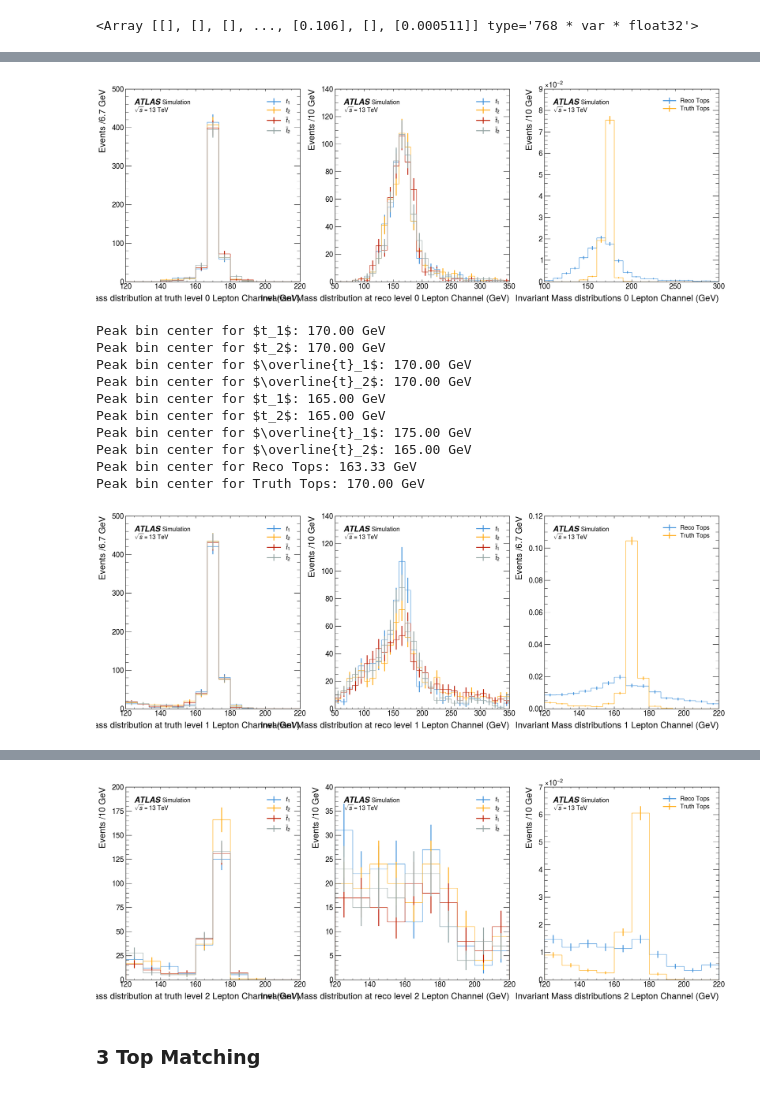
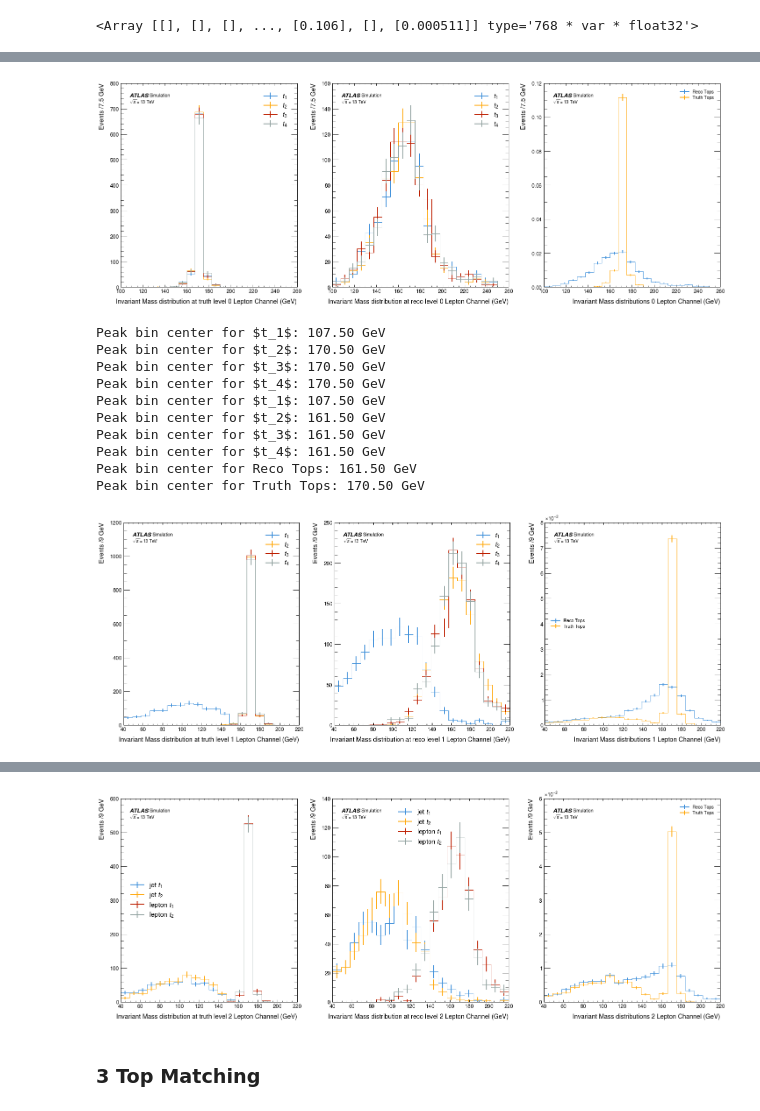
Before and after one commit to archiebrooks02/MPHYS-4Top, a Jupyter notebook: matching_bigdata.ipynb, the cells around one changed output, grey strips where cells are left out. Cells and saved outputs as stored; diff of their text form; code cells hidden in the pictures.

Commit message:
completed dr matching for 4t

```diff
--- a/matching_bigdata.ipynb
+++ b/matching_bigdata.ipynb
@@ -507,0 +1077,9 @@ len(fully_matched_4t_0L)
+# %%
+matched_events_4t_1L = truth_matching(truth_4t_1L, truth_id_4t_1L, reco_4t_jets_1L, reco_4t_leptons_1L)
+
+matched_4t_1L = ak.zip({'reco': matched_events_4t_1L['reco'], 'truth': matched_events_4t_1L['truth']})
+
+fm_truth_tops_4t_1L, fm_reco_tops_4t_1L = top_identifier(matched_4t_1L, '4t', 'fm', '1L')
+tm_truth_tops_4t_1L, tm_reco_tops_4t_1L = top_identifier(matched_4t_1L, '4t', 'tm', '1L')
+dm_truth_tops_4t_1L, dm_reco_tops_4t_1L = top_identifier(matched_4t_1L, '4t', 'dm', '1L')
+sm_truth_tops_4t_1L, sm_reco_tops_4t_1L = top_identifier(matched_4t_1L, '4t', 'sm', '1L', at_least=True)
@@ -668,0 +1182,15 @@ len(fully_matched_4t_2L)
+# %%
+matched_events_4t_2L, no_dupes_bool = truth_matching(truth_4t_2L, truth_id_4t_2L, reco_4t_jets_2L, reco_4t_leptons_2L)
+
+no_dupes_events_4t_2L = events_4t_truth_2L[no_dupes_bool]
+lepton_indices_2L = ak.sort(ak.argsort(abs(no_dupes_events_4t_2L['W_decay_id']), axis = 1, ascending=False)[:,:2], axis=1)
+
+matched_4t_2L = ak.zip({'reco': matched_events_4t_2L['reco'], 'truth': matched_events_4t_2L['truth']})
+
+fm_truth_tops_4t_2L, fm_reco_tops_4t_2L = top_identifier(matched_4t_2L, '4t', 'fm', '2L', lepton_indices=lepton_indices_2L)
+tm_truth_tops_4t_2L, tm_reco_tops_4t_2L = top_identifier(matched_4t_2L, '4t', 'tm', '2L', lepton_indices=lepton_indices_2L)
+dm_truth_tops_4t_2L, dm_reco_tops_4t_2L = top_identifier(matched_4t_2L, '4t', 'dm', '2L', lepton_indices=lepton_indices_2L)
+sm_truth_tops_4t_2L, sm_reco_tops_4t_2L = top_identifier(matched_4t_2L, '4t', 'sm', '2L', lepton_indices=lepton_indices_2L, at_least=True)
+
+reco_tops_4t_2L = ak.concatenate((fm_reco_tops_4t_2L[:,0], fm_reco_tops_4t_2L[:,1], fm_reco_tops_4t_2L[:,2], fm_reco_tops_4t_2L[:,3]))
+truth_tops_4t_2L = ak.concatenate((fm_truth_tops_4t_2L[:,0], fm_truth_tops_4t_2L[:,1], fm_truth_tops_4t_2L[:,2], fm_truth_tops_4t_2L[:,3]))
@@ -669,38 +1265,38 @@ len(fully_matched_4t_2L)
 # %%
 fig, ax = plt.subplots(nrows = 1, ncols = 3, figsize = (24,8))
-histogram([t1_0L.m, t2_0L.m, t3_0L.m, t4_0L.m], 15, [r'$t_1$', r'$t_2$', r'$\overline{t}_1$', r'$\overline{t}_2$'], ax[0], density = False, x_units='GeV', set_range=(120,220), print_peak=True)
+histogram([fm_truth_tops_4t_0L[:,0].m, fm_truth_tops_4t_0L[:,1].m, fm_truth_tops_4t_0L[:,2].m, fm_truth_tops_4t_0L[:,3].m], 20, [r'$t_1$', r'$t_2$', r'$t_3$', r'$t_4$'], ax[0], density = False, x_units='GeV', set_range=(100,250), print_peak=True)
 ax[0].set_xlabel(r'Invariant Mass distribution at truth level 0 Lepton Channel (GeV)')
 ax[0].legend(fontsize=15)
-histogram([top_1_4t_0L.m, top_2_4t_0L.m, antitop_1_4t_0L.m, antitop_2_4t_0L.m], 30, [r'$t_1$',r'$t_2$',r'$\overline{t}_1$',r'$\overline{t}_2$'], ax[1], density = False, x_units='GeV', print_peak=True, set_range=(50,350))
+histogram([fm_reco_tops_4t_0L[:,0].m, fm_reco_tops_4t_0L[:,1].m, fm_reco_tops_4t_0L[:,2].m, fm_reco_tops_4t_0L[:,3].m], 20, [r'$t_1$', r'$t_2$', r'$t_3$', r'$t_4$'], ax[1], density = False, x_units='GeV', set_range=(100,250), print_peak=True)
 ax[1].set_xlabel(r'Invariant Mass distribution at reco level 0 Lepton Channel (GeV)')
 ax[1].legend(fontsize=15)
-histogram([reco_tops_4t_0L.m,truth_tops_4t_0L.m], 20, ['Reco Tops', 'Truth Tops'], ax[2], density = True, x_units='GeV', print_peak=True, set_range=(100,300))
+histogram([reco_tops_4t_0L.m,truth_tops_4t_0L.m], 20, ['Reco Tops', 'Truth Tops'], ax[2], density = True, x_units='GeV', print_peak=True, set_range=(100,250))
 ax[2].set_xlabel(r'Invariant Mass distributions 0 Lepton Channel (GeV)')
 
 plt.subplots_adjust(hspace=0.25)
 plt.show()
 
 fig, ax = plt.subplots(nrows = 1, ncols = 3, figsize = (24,8))
-histogram([t1_1L.m, t2_1L.m, t3_1L.m, t4_1L.m], 15, [r'$t_1$', r'$t_2$', r'$\overline{t}_1$', r'$\overline{t}_2$'], ax[0], density = False, x_units='GeV', set_range=(120,220), print_peak=True)
+histogram([fm_truth_tops_4t_1L[:,0].m, fm_truth_tops_4t_1L[:,1].m, fm_truth_tops_4t_1L[:,2].m, fm_truth_tops_4t_1L[:,3].m], 20, [r'$t_1$', r'$t_2$', r'$t_3$', r'$t_4$'], ax[0], density = False, x_units='GeV', set_range=(40,220), print_peak=True)
 ax[0].set_xlabel(r'Invariant Mass distribution at truth level 1 Lepton Channel (GeV)')
 ax[0].legend(fontsize=15)
-histogram([top_1_4t_1L.m, top_2_4t_1L.m, antitop_1_4t_1L.m, antitop_2_4t_1L.m], 30, [r'$t_1$',r'$t_2$',r'$\overline{t}_1$',r'$\overline{t}_2$'], ax[1], density = False, x_units='GeV', print_peak=True, set_range=(50,350))
+histogram([fm_reco_tops_4t_1L[:,0].m, fm_reco_tops_4t_1L[:,1].m, fm_reco_tops_4t_1L[:,2].m, fm_reco_tops_4t_1L[:,3].m], 20, [r'$t_1$', r'$t_2$', r'$t_3$', r'$t_4$'], ax[1], density = False, x_units='GeV', set_range=(40,220), print_peak=True)
 ax[1].set_xlabel(r'Invariant Mass distribution at reco level 1 Lepton Channel (GeV)')
 ax[1].legend(fontsize=15)
-histogram([reco_tops_4t_1L.m,truth_tops_4t_1L.m], 15, ['Reco Tops', 'Truth Tops'], ax[2], density = True, x_units='GeV', print_peak=True, set_range=(120,220))
+histogram([reco_tops_4t_1L.m,truth_tops_4t_1L.m], 20, ['Reco Tops', 'Truth Tops'], ax[2], density = True, x_units='GeV', print_peak=True, set_range=(40,220))
 ax[2].set_xlabel(r'Invariant Mass distributions 1 Lepton Channel (GeV)')
 
 plt.subplots_adjust(hspace=0.25)
 plt.show()
 
 fig, ax = plt.subplots(nrows = 1, ncols = 3, figsize = (24,8))
-histogram([t1_4t_2L.m, t2_4t_2L.m, t3_4t_2L.m, t4_4t_2L.m], 10, [r'$t_1$', r'$t_2$', r'$\overline{t}_1$', r'$\overline{t}_2$'], ax[0], density = False, x_units='GeV', set_range=(120,220), print_peak=True)
+histogram([fm_truth_tops_4t_2L[:,0].m, fm_truth_tops_4t_2L[:,1].m, fm_truth_tops_4t_2L[:,2].m, fm_truth_tops_4t_2L[:,3].m], 20, [r'jet $t_1$', r'jet $t_2$', r'lepton $t_1$', r'lepton $t_2$'], ax[0], density = False, x_units='GeV', set_range=(40,220), print_peak=True)
 ax[0].set_xlabel(r'Invariant Mass distribution at truth level 2 Lepton Channel (GeV)')
 ax[0].legend(fontsize=15)
-histogram([top1_4t_2L.m, top2_4t_2L.m, top3_4t_2L.m, top4_4t_2L.m], 10, [r'$t_1$',r'$t_2$',r'$\overline{t}_1$',r'$\overline{t}_2$'], ax[1], density = False, x_units='GeV', print_peak=True, set_range=(120,220))
+histogram([fm_reco_tops_4t_2L[:,0].m, fm_reco_tops_4t_2L[:,1].m, fm_reco_tops_4t_2L[:,2].m, fm_reco_tops_4t_2L[:,3].m], 20, [r'jet $t_1$', r'jet $t_2$', r'lepton $t_1$', r'lepton $t_2$'], ax[1], density = False, x_units='GeV', set_range=(40,220), print_peak=True)
 ax[1].set_xlabel(r'Invariant Mass distribution at reco level 2 Lepton Channel (GeV)')
 ax[1].legend(fontsize=15)
-histogram([reco_tops_4t_2L.m,truth_tops_4t_2L.m], 10, ['Reco Tops', 'Truth Tops'], ax[2], density = True, x_units='GeV', print_peak=True, set_range=(120,220))
+histogram([reco_tops_4t_2L.m,truth_tops_4t_2L.m], 20, ['Reco Tops', 'Truth Tops'], ax[2], density = True, x_units='GeV', print_peak=True, set_range=(40,220))
 ax[2].set_xlabel(r'Invariant Mass distributions 2 Lepton Channel (GeV)')
 
 plt.subplots_adjust(hspace=0.25)
@@ -719,12 +1315,12 @@ Peak bin center for Truth Tops: 175.00 GeV
-[figure, old version]
+[figure, new version]
-Peak bin center for $t_1$: 170.00 GeV
-Peak bin center for $t_2$: 170.00 GeV
-Peak bin center for $\overline{t}_1$: 170.00 GeV
-Peak bin center for $\overline{t}_2$: 170.00 GeV
-Peak bin center for $t_1$: 165.00 GeV
-Peak bin center for $t_2$: 165.00 GeV
-Peak bin center for $\overline{t}_1$: 175.00 GeV
-Peak bin center for $\overline{t}_2$: 165.00 GeV
-Peak bin center for Reco Tops: 163.33 GeV
-Peak bin center for Truth Tops: 170.00 GeV
+Peak bin center for $t_1$: 107.50 GeV
+Peak bin center for $t_2$: 170.50 GeV
+Peak bin center for $t_3$: 170.50 GeV
+Peak bin center for $t_4$: 170.50 GeV
+Peak bin center for $t_1$: 107.50 GeV
+Peak bin center for $t_2$: 161.50 GeV
+Peak bin center for $t_3$: 161.50 GeV
+Peak bin center for $t_4$: 161.50 GeV
+Peak bin center for Reco Tops: 161.50 GeV
+Peak bin center for Truth Tops: 170.50 GeV
-[figure, old version]
+[figure, new version]
@@ -741,4 +1337,4 @@ Peak bin center for Truth Tops: 175.00 GeV
-[figure, old version]
+[figure, new version]
 # %% [markdown]
 ### 3 Top Matching
 # %%
```
Also changed, not shown: parts of 23 cells of this notebook.
